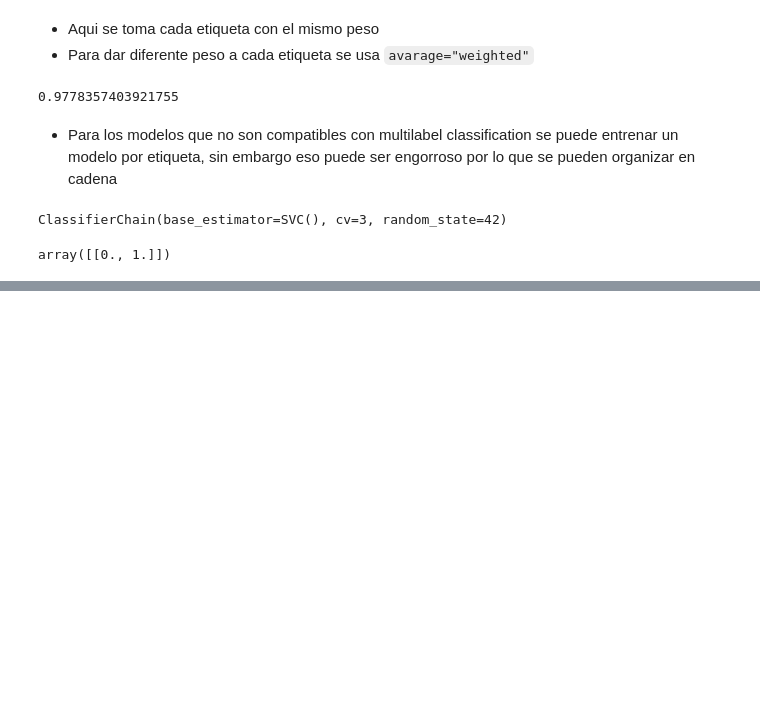
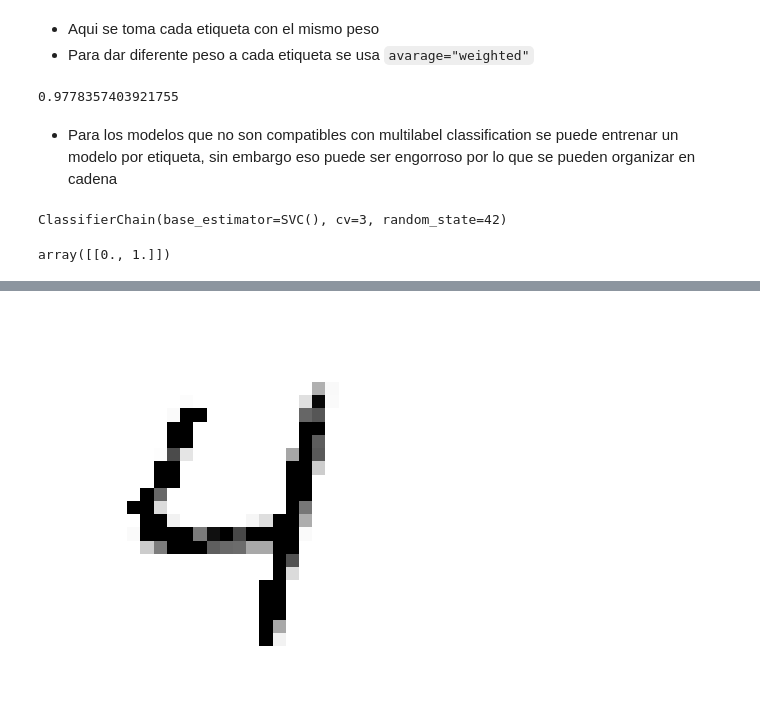
Before and after one commit to simon8889/ML-studying-notes, a Jupyter notebook: 03_classification.ipynb, the cells around one changed output, grey strips where cells are left out. Drawn from its saved outputs; the diff is of its cells as text; code cells hidden in the pictures; blank space fills up the shorter version.

```diff
--- a/03_classification.ipynb
+++ b/03_classification.ipynb
@@ -1006,0 +1067,7 @@ array([[0., 1.]])
+# %%
+knn_clf = KNeighborsClassifier()
+knn_clf.fit(X_train_mod, y_train_mod)
+clean_digit = knn_clf.predict([X_test_mod[4]])
+plot_digit(clean_digit)
+# %% [output]
+[figure, added]
```
Also changed, not shown: parts of 4 cells of this notebook.
